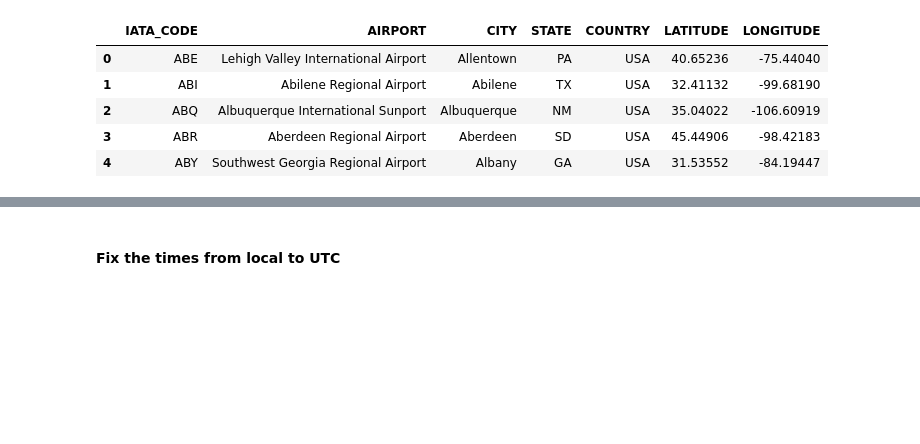
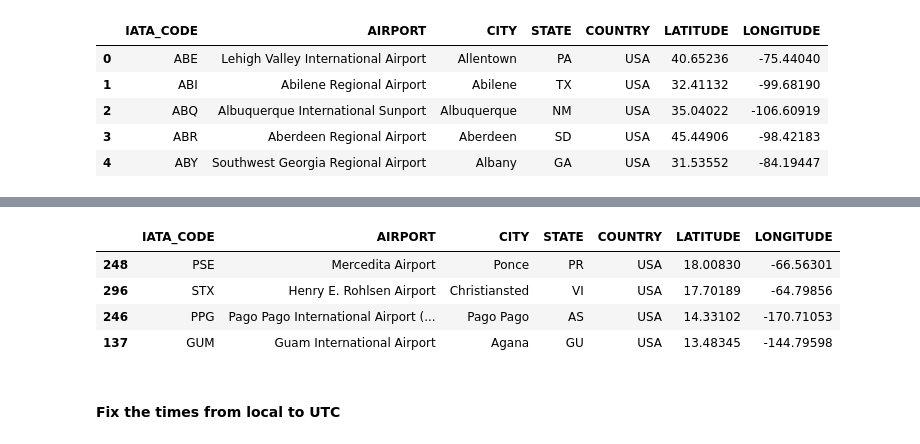
Before and after one commit to B4rtDC/CBNA, a Jupyter notebook: exporation.ipynb, the cells around one changed output, grey strips where cells are left out. Drawn from its saved outputs; the diff is of its cells as text; code cells hidden in the pictures; blank space fills up the shorter version.

```diff
--- a/exporation.ipynb
+++ b/exporation.ipynb
@@ -80,0 +79,8 @@ airports.shape
+# %%
+airports.sort_values(by="LATITUDE",ascending=False)[-4:]
+# %% [output]
+|  | IATA_CODE | AIRPORT | CITY | STATE | COUNTRY | LATITUDE | LONGITUDE |
+| 248 | PSE | Mercedita Airport | Ponce | PR | USA | 18.00830 | -66.56301 |
+| 296 | STX | Henry E. Rohlsen Airport | Christiansted | VI | USA | 17.70189 | -64.79856 |
+| 246 | PPG | Pago Pago International Airport (... | Pago Pago | AS | USA | 14.33102 | -170.71053 |
+| 137 | GUM | Guam International Airport | Agana | GU | USA | 13.48345 | -144.79598 |
```
Also changed, not shown: parts of 15 cells of this notebook, 2 other files.
